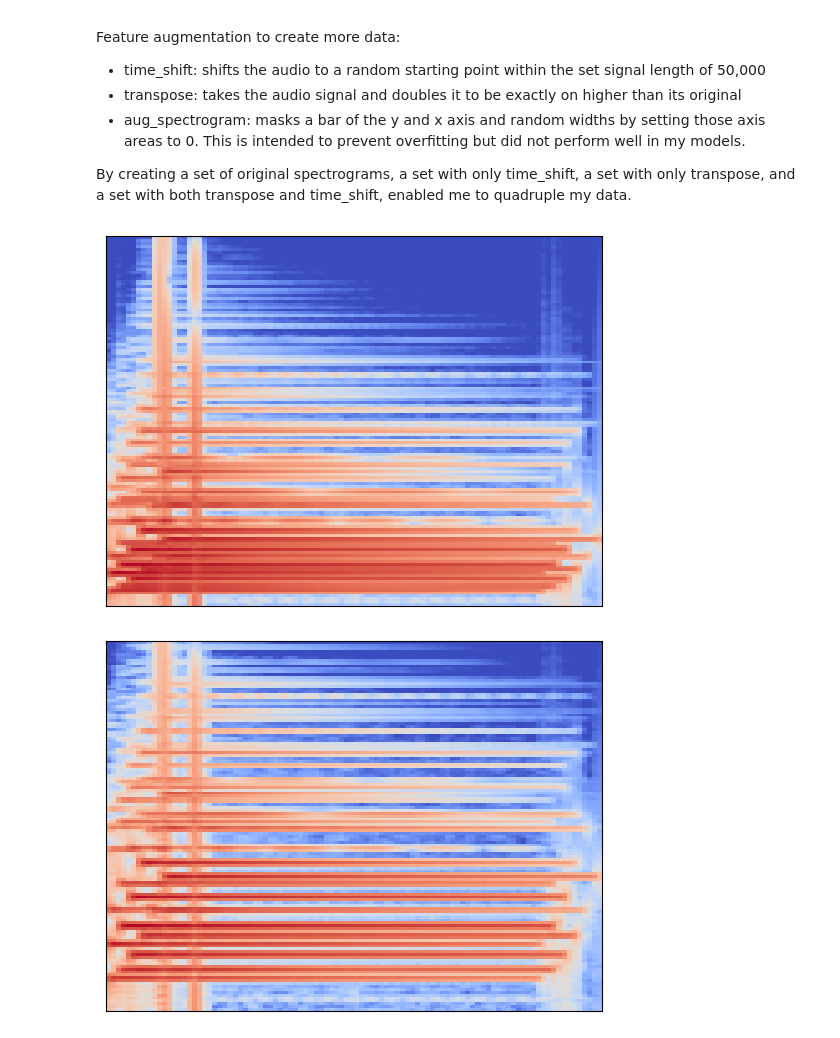
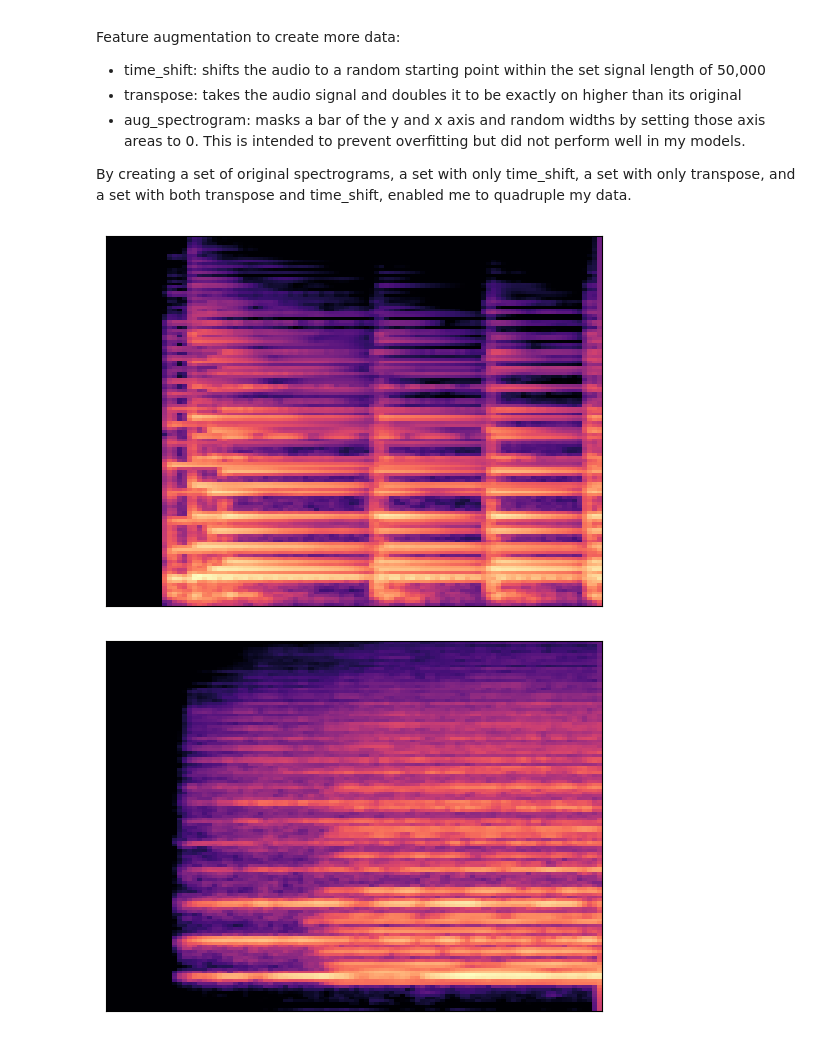
Before and after one commit to benjmcpeek/Audio-Classification-Model-Major-Minor, a Jupyter notebook: code/02_preprocessing.ipynb, the cells around one changed output. Saved outputs shown, nothing was run; the diff lists cells and outputs as text; code cells hidden in the pictures.

Commit message:
working on automating sampling audio files for eda

```diff
--- a/code/02_preprocessing.ipynb
+++ b/code/02_preprocessing.ipynb
@@ -90,26 +90,26 @@ class AudioTransformer:
         self.augmented_melspec[t0:(t0 + num_frames_to_mask), :] = 0
 # %%
 # Code used to test class and observe results
-aud = AudioTransformer(f'../audio_files/my_major/Major_18.wav')
+aud = AudioTransformer(f'../audio_files/my_major/piano_b_maj7_3.wav')
 aud.open_audio()
 aud.same_length()
 aud.to_spectrogram()
-librosa.display.specshow(aud.spectrogram_db_normalized, sr=aud.sr);
-plt.savefig('../images/scaled_mel_spec.jpg')
+librosa.display.specshow(aud.S_dB, sr=aud.sr);
+# plt.savefig('../images/scaled_mel_spec.jpg')
 # Image = Normalized Mel-Spectrogram using Standard Scaler
 # %% [output]
-[figure, old version]
+[figure, new version]
 # %%
 # Code used to test class and observe results
-aud = AudioTransformer(f'../audio_files/Major/Major_18.wav')
+aud = AudioTransformer(f'../audio_files/my_minor/violin_e_min7_2.wav')
 aud.open_audio()
 aud.same_length()
-aud.transpose()
+#aud.transpose()
 aud.to_spectrogram()
-librosa.display.specshow(aud.spectrogram_db_normalized, sr=aud.sr);
+librosa.display.specshow(aud.S_dB, sr=aud.sr);
 # Image = Normalized Mel-Spectrogram using Standard Scaler
 # %% [output]
-[figure, old version]
+[figure, new version]
 # %%
 # Used to save spectrograms generated from every file path name in the audio_files dataset.
 for i in audio_files['chord_qual']:
```
Also changed, not shown: parts of 1 cell of this notebook.
